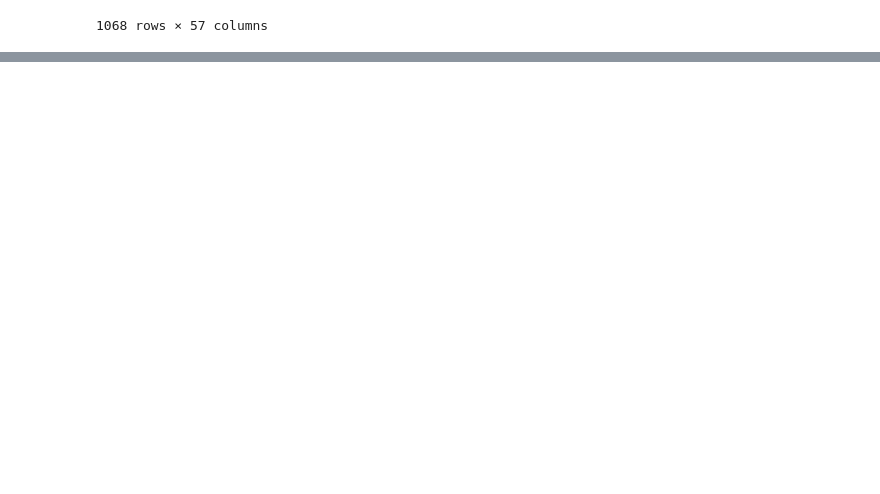
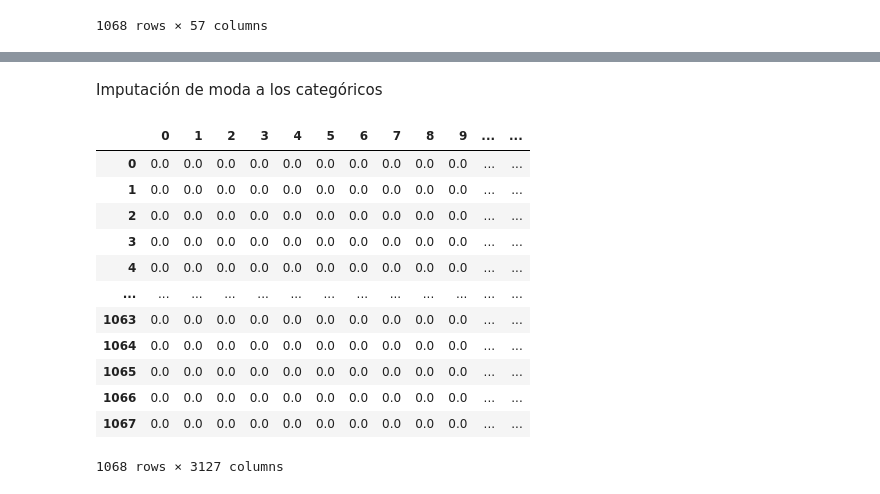
Before and after one commit to PosgradoMNA/actividades-del-projecto-cad_equipo_18, a Jupyter notebook: Equipo_18_Entrega_1_Aguas_Subterraneas.ipynb, the cells around one changed output, grey strips where cells are left out. Saved outputs shown, nothing was run; the diff lists cells and outputs as text; code cells hidden in the pictures; blank space fills up the shorter version.

```diff
--- a/Equipo_18_Entrega_1_Aguas_Subterraneas.ipynb
+++ b/Equipo_18_Entrega_1_Aguas_Subterraneas.ipynb
@@ -124,0 +181,9 @@ AGUA_SUB.shape
+# %%
+#Columnas categóricas
+df_name_cate = ['CLAVE','SITIO','ORGANISMO_DE_CUENCA','ESTADO','MUNICIPIO','ACUIFERO','SUBTIPO','CALIDAD_ALC','CALIDAD_CONDUC','CALIDAD_SDT_ra','CALIDAD_SDT_salin','CALIDAD_FLUO','CALIDAD_DUR','CALIDAD_COLI_FEC','CALIDAD_N_NO3','CALIDAD_AS','CALIDAD_CD','CALIDAD_CR','CALIDAD_HG','CALIDAD_PB','CALIDAD_MN','CALIDAD_FE','SEMAFORO','CONTAMINANTES','CUMPLE_CON_ALC','CUMPLE_CON_COND','CUMPLE_CON_SDT_ra','CUMPLE_CON_SDT_salin','CUMPLE_CON_FLUO','CUMPLE_CON_DUR','CUMPLE_CON_CF','CUMPLE_CON_NO3','CUMPLE_CON_AS','CUMPLE_CON_CD','CUMPLE_CON_CR','CUMPLE_CON_HG','CUMPLE_CON_PB','CUMPLE_CON_MN','CUMPLE_CON_FE']
+#Columnas ordinales o discretas cuantitativas: beszeit, rate, wohnzeit, bishkred, beruf, pers
+df_name_ord = ['PERIODO']
+#Columnas numéricas o cuantitativas: laufzeit, hoehe
+df_name_num = ['LONGITUD','LATITUD','ALC_mg/L','CONDUCT_mS/cm','SDT_mg/L','SDT_M_mg/L','FLUORUROS_mg/L','DUR_mg/L','COLI_FEC_NMP/100_mL','N_NO3_mg/L','AS_TOT_mg/L','CD_TOT_mg/L','CR_TOT_mg/L','HG_TOT_mg/L','PB_TOT_mg/L','MN_TOT_mg/L','FE_TOT_mg/L']
+#Columnas binarias: pers, telef, gastarb, kredit
+#df_name_bin = ['']
@@ -124,0 +246,4 @@ AGUA_SUB.shape
+# %%
+nAGUASUB = AGUASUB.copy()
+nAGUASUB.dropna(thresh = 1, axis = 1, inplace = True)
+nAGUASUB
@@ -124,0 +288,29 @@ AGUA_SUB.shape
+# %% [markdown]
+Imputación de moda a los categóricos
+# %%
+#Transformaciones a factores categóricos de entrada
+catOHE_pipeline = Pipeline(steps = [('impModa', SimpleImputer(strategy='most_frequent')), ('OneHotE', OneHotEncoder())])
+# %%
+#Transformaciones a factores categóricos de entrada
+nAGUASUB_cat = nAGUASUB[df_name_cate].copy()
+columnasTransformerCat = ColumnTransformer(transformers = [('catohe', catOHE_pipeline, df_name_cate)])
+nAGUASUBFitCat = columnasTransformerCat.fit(nAGUASUB_cat)
+nAGUASUBTransfCat = nAGUASUBFitCat.transform(nAGUASUB_cat)
+# %%
+#Pasando el array que se arroja como resultado de la normalización a un DaatFrame
+df_cat = pd.DataFrame(nAGUASUBTransfCat.toarray())
+df_cat
+# %% [output]
+|  | 0 | 1 | 2 | 3 | 4 | 5 | 6 | 7 | 8 | 9 | ... | ... |
+| 0 | 0.0 | 0.0 | 0.0 | 0.0 | 0.0 | 0.0 | 0.0 | 0.0 | 0.0 | 0.0 | ... | ... |
+| 1 | 0.0 | 0.0 | 0.0 | 0.0 | 0.0 | 0.0 | 0.0 | 0.0 | 0.0 | 0.0 | ... | ... |
+| 2 | 0.0 | 0.0 | 0.0 | 0.0 | 0.0 | 0.0 | 0.0 | 0.0 | 0.0 | 0.0 | ... | ... |
+| 3 | 0.0 | 0.0 | 0.0 | 0.0 | 0.0 | 0.0 | 0.0 | 0.0 | 0.0 | 0.0 | ... | ... |
+| 4 | 0.0 | 0.0 | 0.0 | 0.0 | 0.0 | 0.0 | 0.0 | 0.0 | 0.0 | 0.0 | ... | ... |
+| ... | ... | ... | ... | ... | ... | ... | ... | ... | ... | ... | ... | ... |
+| 1063 | 0.0 | 0.0 | 0.0 | 0.0 | 0.0 | 0.0 | 0.0 | 0.0 | 0.0 | 0.0 | ... | ... |
+| 1064 | 0.0 | 0.0 | 0.0 | 0.0 | 0.0 | 0.0 | 0.0 | 0.0 | 0.0 | 0.0 | ... | ... |
+| 1065 | 0.0 | 0.0 | 0.0 | 0.0 | 0.0 | 0.0 | 0.0 | 0.0 | 0.0 | 0.0 | ... | ... |
+| 1066 | 0.0 | 0.0 | 0.0 | 0.0 | 0.0 | 0.0 | 0.0 | 0.0 | 0.0 | 0.0 | ... | ... |
+| 1067 | 0.0 | 0.0 | 0.0 | 0.0 | 0.0 | 0.0 | 0.0 | 0.0 | 0.0 | 0.0 | ... | ... |
+1068 rows × 3127 columns
```
Also changed, not shown: parts of 23 cells of this notebook.
